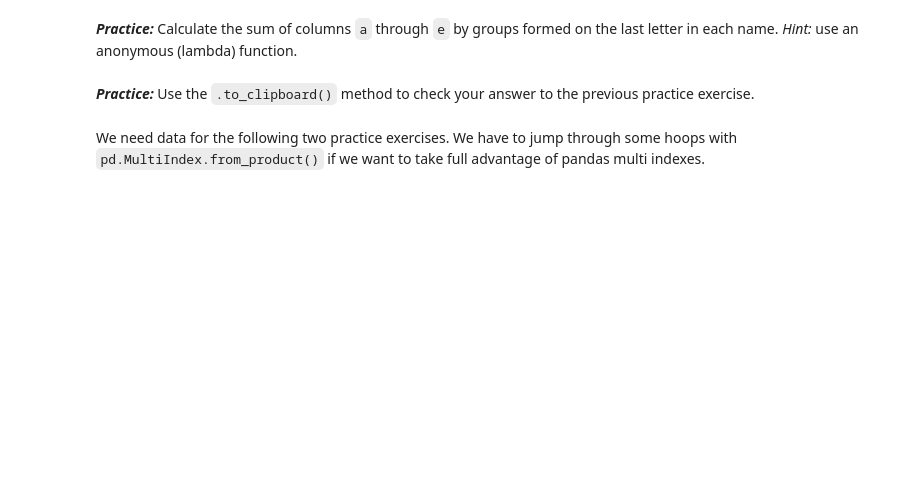
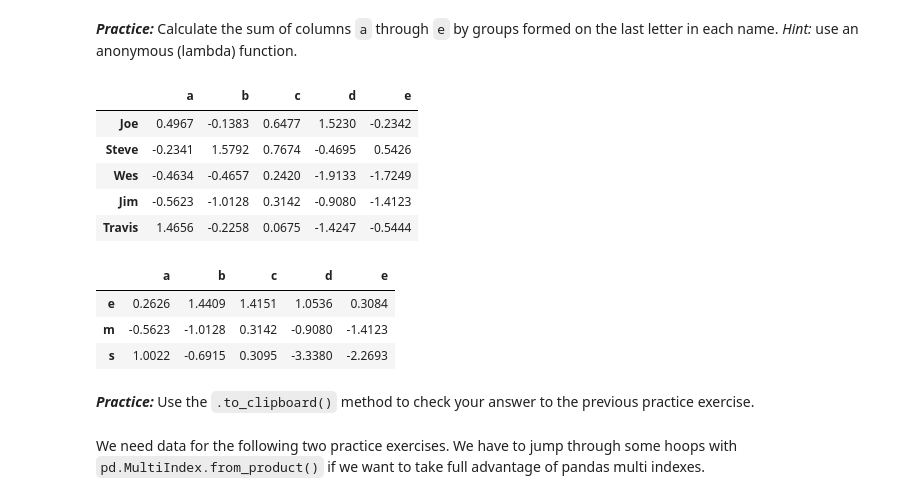
Before and after one commit to webclinic017/fina-4380-2022-fall-1, a Jupyter notebook: Notebooks/_build/html/_sources/McKinney/mckinney-10.ipynb, the cells around one changed output. Saved outputs shown, nothing was run; the diff lists cells and outputs as text; code cells hidden in the pictures; blank space fills up the shorter version.

```diff
--- a/Notebooks/_build/html/_sources/McKinney/mckinney-10.ipynb
+++ b/Notebooks/_build/html/_sources/McKinney/mckinney-10.ipynb
@@ -300,6 +541,28 @@ people = pd.DataFrame(
 ***Practice:***
 Calculate the sum of columns `a` through `e` by groups formed on the last letter in each name.
 *Hint:* use an anonymous (lambda) function.
+# %%
+np.random.seed(42)
+people = pd.DataFrame(
+    data=np.random.randn(5, 5),
+    columns=['a', 'b', 'c', 'd', 'e'],
+    index=['Joe', 'Steve', 'Wes', 'Jim', 'Travis']
+)
+people
+# %% [output]
+|  | a | b | c | d | e |
+| Joe | 0.4967 | -0.1383 | 0.6477 | 1.5230 | -0.2342 |
+| Steve | -0.2341 | 1.5792 | 0.7674 | -0.4695 | 0.5426 |
+| Wes | -0.4634 | -0.4657 | 0.2420 | -1.9133 | -1.7249 |
+| Jim | -0.5623 | -1.0128 | 0.3142 | -0.9080 | -1.4123 |
+| Travis | 1.4656 | -0.2258 | 0.0675 | -1.4247 | -0.5444 |
+# %%
+people.groupby(lambda x: x[-1]).sum()
+# %% [output]
+|  | a | b | c | d | e |
+| e | 0.2626 | 1.4409 | 1.4151 | 1.0536 | 0.3084 |
+| m | -0.5623 | -1.0128 | 0.3142 | -0.9080 | -1.4123 |
+| s | 1.0022 | -0.6915 | 0.3095 | -3.3380 | -2.2693 |
 # %% [markdown]
 ***Practice:***
 Use the `.to_clipboard()` method to check your answer to the previous practice exercise.
```
Also changed, not shown: parts of 45 cells of this notebook, 19 other files.
